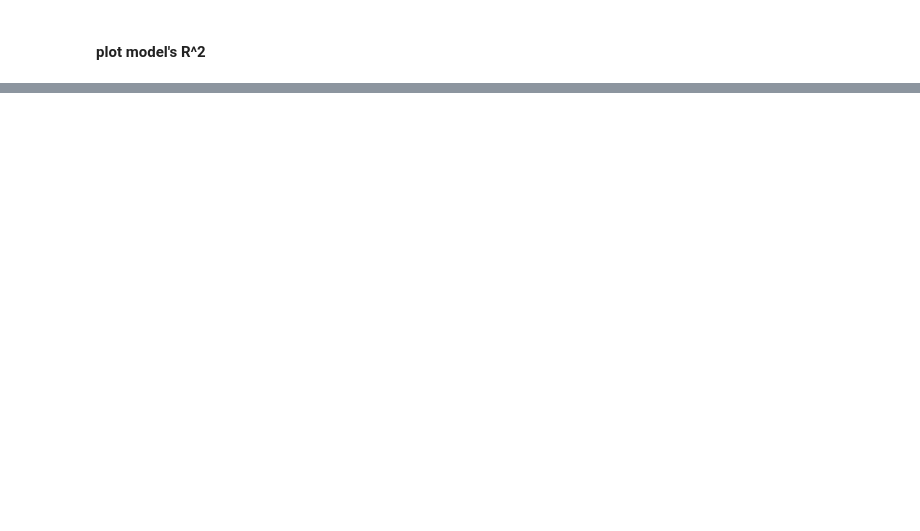
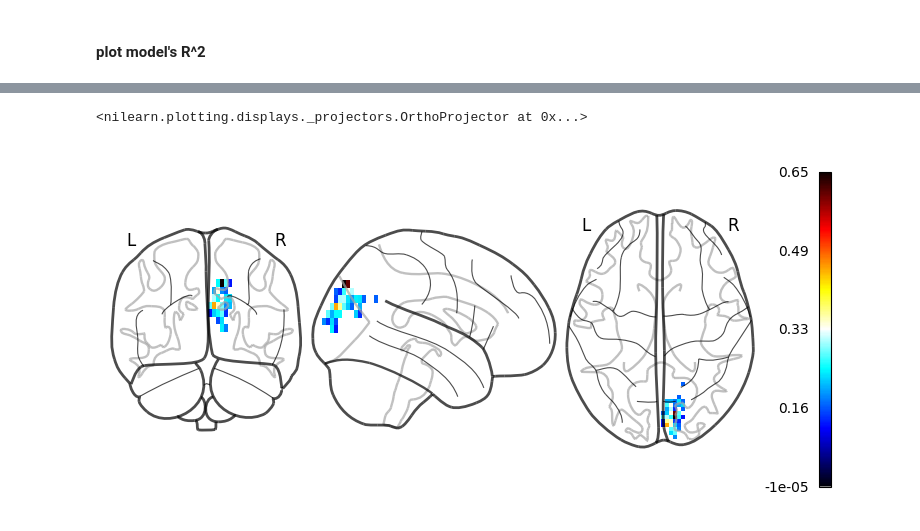
Before and after one commit to gosh-a/semantic-dimensions-in-brain, a Jupyter notebook: semantic_features.ipynb, the cells around one changed output, grey strips where cells are left out. Saved outputs shown, nothing was run; the diff lists cells and outputs as text; code cells hidden in the pictures; blank space fills up the shorter version.

Commit message:
fixed atlas problem

```diff
--- a/semantic_features.ipynb
+++ b/semantic_features.ipynb
@@ -265,0 +300,6 @@ plt.show()
+# %%
+cluster_means = df_feature_see.groupby('Cluster')['see'].mean()
+print(cluster_means)
+
+highest_activity_cluster = cluster_means.idxmax()
+print(f'The cluster with the highest activity is: {highest_activity_cluster}')
@@ -265,0 +334,18 @@ plt.show()
+# %%
+volume_shape = resampled_atlas_data.shape
+brain_volume_cluster = np.zeros(volume_shape)
+# %%
+vox_coord_to_brain_regions = {}
+for index, row in df_feature_see.iterrows():
+    if row['Cluster'] == highest_activity_cluster:
+        coordinates = row['coordinates']
+        x, y, z = coordinates[0], coordinates[1], coordinates[2]
+        vox_coord_to_brain_regions[(x, y, z)] = given_vox_atlas['label'][given_vox_atlas['id'] == [new_atlas.get_fdata()[x][y][z]]][0][0][0][0]
+        if vox_coord_to_brain_regions[(x, y, z)] == 'Cuneus_R':
+            brain_volume_cluster[x, y, z] = row['see']
+# %%
+nii_image = nib.Nifti1Image(brain_volume_cluster, affine=affine)
+plot_glass_brain(nii_image, display_mode='ortho', colorbar=True, plot_abs=False)
+# %% [output]
+<nilearn.plotting.displays._projectors.OrthoProjector at 0x...>
+[figure, added]
```
Also changed, not shown: parts of 100 cells of this notebook.
